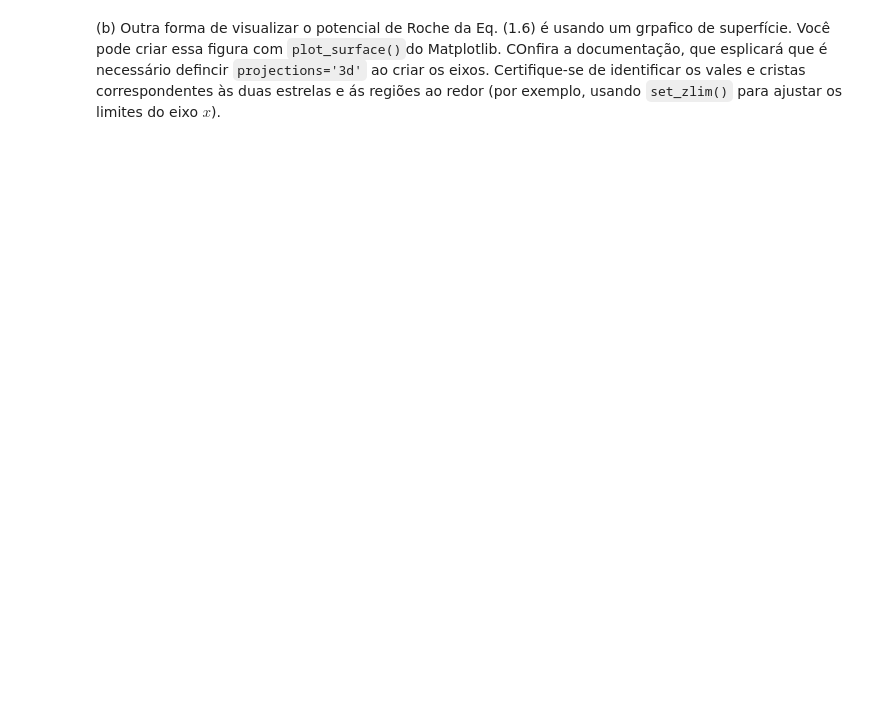
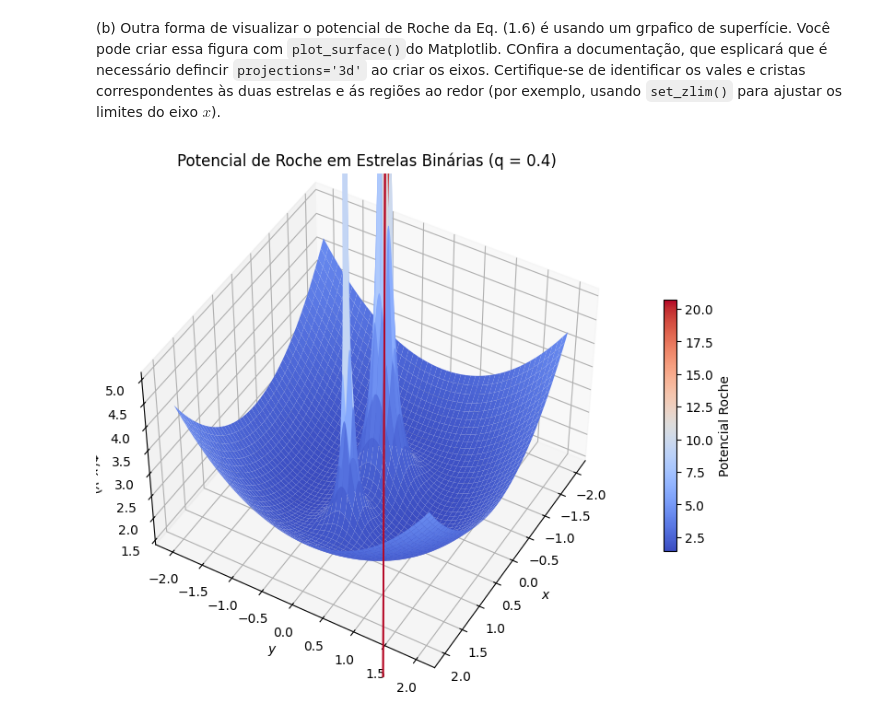
Before and after one commit to costandrad/numerical-methods-in-physics-with-python, a Jupyter notebook: src/01-idiomatic-python-problems.ipynb, the cells around one changed output. Saved outputs shown, nothing was run; the diff lists cells and outputs as text; code cells hidden in the pictures; blank space fills up the shorter version.

```diff
--- a/src/01-idiomatic-python-problems.ipynb
+++ b/src/01-idiomatic-python-problems.ipynb
@@ -497,2 +497,48 @@ plt.show()
 # %% [markdown]
 (b) Outra forma de visualizar o potencial de Roche da Eq. (1.6) é usando um grpafico de superfície. Você pode criar essa figura com `plot_surface()`do Matplotlib. COnfira a documentação, que esplicará que é necessário defincir `projections='3d'` ao criar os eixos. Certifique-se de identificar os vales e cristas correspondentes às duas estrelas e ás regiões ao redor (por exemplo, usando `set_zlim()` para ajustar os limites do eixo $x$).
+# %%
+import numpy as np
+import matplotlib.pyplot as plt
+from mpl_toolkits.mplot3d import Axes3D  # Importa o suporte 3D
+
+# Função para o potencial de Roche
+def roche(x, y, z, q):
+    m0, m1 = q / (1 + q), 1 / (1 + q)
+    phi = (
+        m0 / np.sqrt((x - m1)**2 + y**2 + z**2)
+        + m1 / np.sqrt((x + m0)**2 + y**2 + z**2)
+        + (x**2 + y**2) / 2
+    )
+    return phi
+
+# Geração da grade
+x = np.linspace(-2, 2, 300)
+y = np.linspace(-2, 2, 300)
+X, Y = np.meshgrid(x, y)
+
+# Parâmetro físico
+q = 0.4
+Z = roche(X, Y, 0, q)  # Avalia em z = 0 (plano orbital)
+
+# Criação da figura e plotagem 3D
+fig = plt.figure(figsize=(10, 6))
+ax = fig.add_subplot(111, projection='3d')
+
+# Superfície com colormap e suavidade
+surf = ax.plot_surface(X, Y, Z, cmap='coolwarm', edgecolor='none', antialiased=True)
+
+# Ajustes visuais
+fig.colorbar(surf, ax=ax, shrink=0.5, label=r'Potencial Roche')
+ax.set_xlabel(r'$x$')
+ax.set_ylabel(r'$y$')
+ax.set_zlabel(r'$\Phi(x, y)$')
+ax.set_title(rf'Potencial de Roche em Estrelas Binárias (q = {q})')
+
+# Limites do gráfico
+ax.set_zlim(np.min(Z), np.max(Z)*0.05)
+ax.view_init(elev=45, azim=30)  # Ângulo de visualização
+
+plt.tight_layout()
+plt.show()
+# %% [output]
+[figure, added]
```
Also changed, not shown: parts of 1 cell of this notebook.
